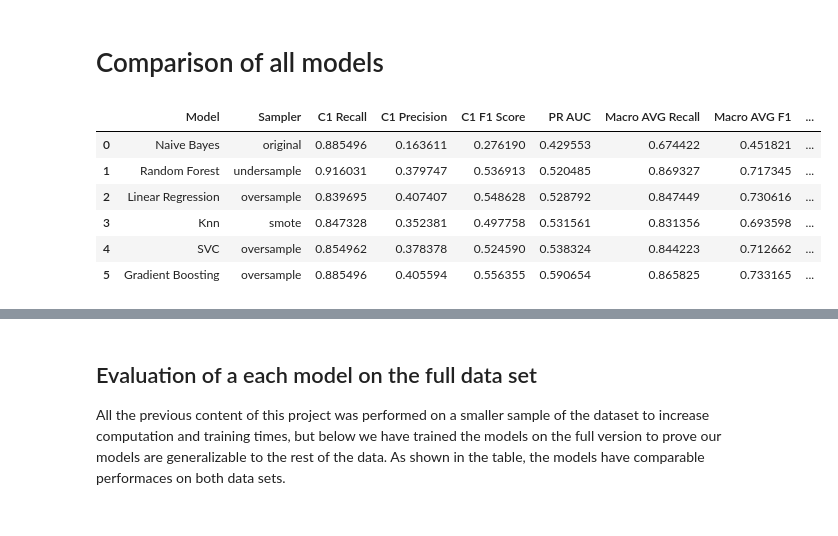
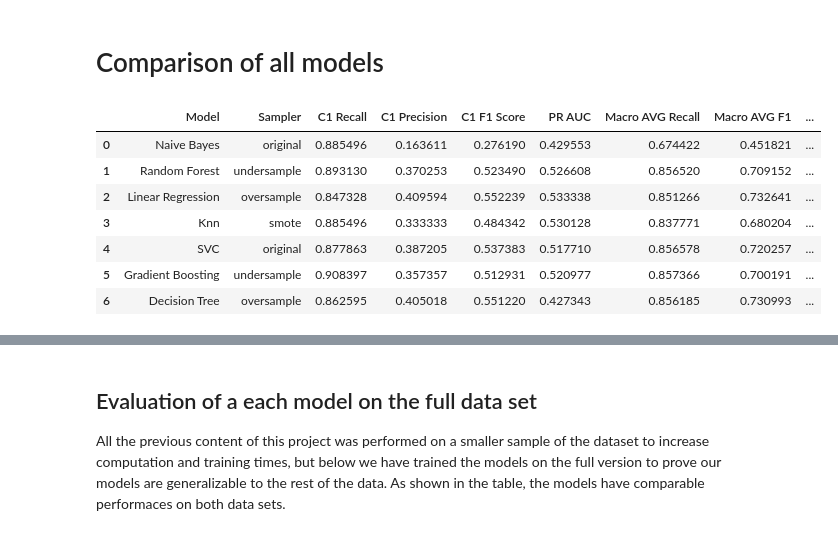
Before and after one commit to tuclaure/CSU-CS-345, a Jupyter notebook: FeatureEngineering.ipynb, the cells around one changed output, grey strips where cells are left out. Cells and saved outputs as stored; diff of their text form; code cells hidden in the pictures.

```diff
--- a/FeatureEngineering.ipynb
+++ b/FeatureEngineering.ipynb
@@ -1004,11 +1018,11 @@ KeyboardInterrupt:
 
 def test_svms():
     params = {
-        'C': [0.1, 1, 10],
-        'gamma': [0.1, 0.01, 0.001],
+        'C': [0.01, 0.1, 1, 10, 100],
+        'gamma': ['scale', 'auto', 0.1, 1, 0.01],
         'probability': [True],
-        'class_weight': ['balanced'],
-        'kernel': ['rbf']
+        'class_weight': ['balanced', None],
+        'kernel': ['rbf'],
     }
     metrics = ['recall', 'pr_auc', 'f1']
     model_type = SVC
@@ -1036,8 +1063,12 @@ KeyboardInterrupt:
 
 def test_rf():
     params = {
-        'n_estimators': [50,100,200],
-        'max_depth': [4, 6, 15],
+        'n_estimators': [10, 50, 100, 200, 1000],
+        'max_depth': [None, 4, 6, 10, 50],
+        'min_samples_split': [2, 5, 10],
+        'class_weight': ['balanced', None],
+        'random_state': [42],
+        'n_jobs': [-1]
     }
     metrics = ['recall', 'pr_auc', 'f1']
     model_type = RandomForestClassifier
@@ -1067,8 +1108,10 @@ KeyboardInterrupt:
 def test_gradient_boosting():
     params = {
         'learning_rate': [0.01, 0.1, 0.2],
-        'n_estimators': [50, 100, 200],
-        'max_depth': [3, 5, 7],
+        'n_estimators': [10, 50, 100],
+        'max_depth': [5, 7, 10],
+        'random_state': [42],
+
     }
     metrics = ['recall', 'pr_auc', 'f1']
     model_type = GradientBoostingClassifier
@@ -1130,0 +1187,21 @@ KeyboardInterrupt:
+# %%
+def test_decision_tree():
+    params = {
+            'max_depth': [4, 6, 10, 15, 50, None],
+            'max_leaf_nodes': [None, 10, 20, 50],
+            'max_features': [None, 'sqrt', 'log2', 0.5, 0.75],
+            'class_weight': [None, 'balanced'],
+            'splitter': ['best', 'random'],
+            'random_state': [42]
+            }
+    metrics = ['recall', 'pr_auc', 'f1']
+    model_type = DecisionTreeClassifier
+    print("Running Decision Tree Model with small dataset")
+    final_metrics = find_best_model(model_type, metrics, params)
+    return final_metrics
+
+# Testing a generic model
+test_default(DecisionTreeClassifier())
+
+# Testing our optimized model
+DT_metrics = test_decision_tree()
@@ -1156,35 +1256,37 @@ def compare_models(models):
 
     # Create a DataFrame to display the metrics
     df = pd.DataFrame(primary_metrics_list)
 
     # Apply pandas Styler for aesthetic formatting
     styled_df = df.style.set_table_styles([
         {'selector': 'thead th', 'props': [('background-color', '#4CAF50'), ('color', 'black'), ('font-weight', 'bold')]},  # Header text color to black
         {'selector': 'tbody td', 'props': [('padding', '10px'), ('text-align', 'center'), ('font-size', '14px'), ('color', 'black')]},  # Body text color to black
         {'selector': 'tbody tr:nth-child(even)', 'props': [('background-color', '#f2f2f2')]},  # Even rows with light gray background
         {'selector': 'tbody tr:nth-child(odd)', 'props': [('background-color', 'white')]},  # Odd rows with white background
         {'selector': 'table', 'props': [('border-collapse', 'collapse'), ('width', '100%')]},  # Table layout
         {'selector': 'th, td', 'props': [('border', '1px solid #ddd'), ('padding', '8px'), ('text-align', 'center')]},  # Borders and padding
     ])
 
     # Display the styled DataFrame
     return styled_df, models
 models = {
         "Naive Bayes": NB_metrics,
         "Random Forest": RF_metrics,
         "Linear Regression": LR_metrics,
         "Knn": KNN_metrics,
         "SVC": SVM_metrics,
         "Gradient Boosting": GB_metrics,
+        "Decision Tree": DT_metrics
     }
 table, models = compare_models(models)
 
 table
 # %% [output]
 |  | Model | Sampler | C1 Recall | C1 Precision | C1 F1 Score | PR AUC | Macro AVG Recall | Macro AVG F1 | ... |
 | 0 | Naive Bayes | original | 0.885496 | 0.163611 | 0.276190 | 0.429553 | 0.674422 | 0.451821 | ... |
-| 1 | Random Forest | undersample | 0.916031 | 0.379747 | 0.536913 | 0.520485 | 0.869327 | 0.717345 | ... |
-| 2 | Linear Regression | oversample | 0.839695 | 0.407407 | 0.548628 | 0.528792 | 0.847449 | 0.730616 | ... |
-| 3 | Knn | smote | 0.847328 | 0.352381 | 0.497758 | 0.531561 | 0.831356 | 0.693598 | ... |
-| 4 | SVC | oversample | 0.854962 | 0.378378 | 0.524590 | 0.538324 | 0.844223 | 0.712662 | ... |
-| 5 | Gradient Boosting | oversample | 0.885496 | 0.405594 | 0.556355 | 0.590654 | 0.865825 | 0.733165 | ... |
+| 1 | Random Forest | undersample | 0.893130 | 0.370253 | 0.523490 | 0.526608 | 0.856520 | 0.709152 | ... |
+| 2 | Linear Regression | oversample | 0.847328 | 0.409594 | 0.552239 | 0.533338 | 0.851266 | 0.732641 | ... |
+| 3 | Knn | smote | 0.885496 | 0.333333 | 0.484342 | 0.530128 | 0.837771 | 0.680204 | ... |
+| 4 | SVC | original | 0.877863 | 0.387205 | 0.537383 | 0.517710 | 0.856578 | 0.720257 | ... |
+| 5 | Gradient Boosting | undersample | 0.908397 | 0.357357 | 0.512931 | 0.520977 | 0.857366 | 0.700191 | ... |
+| 6 | Decision Tree | oversample | 0.862595 | 0.405018 | 0.551220 | 0.427343 | 0.856185 | 0.730993 | ... |
```
Also changed, not shown: parts of 18 cells of this notebook, 3 other files.
